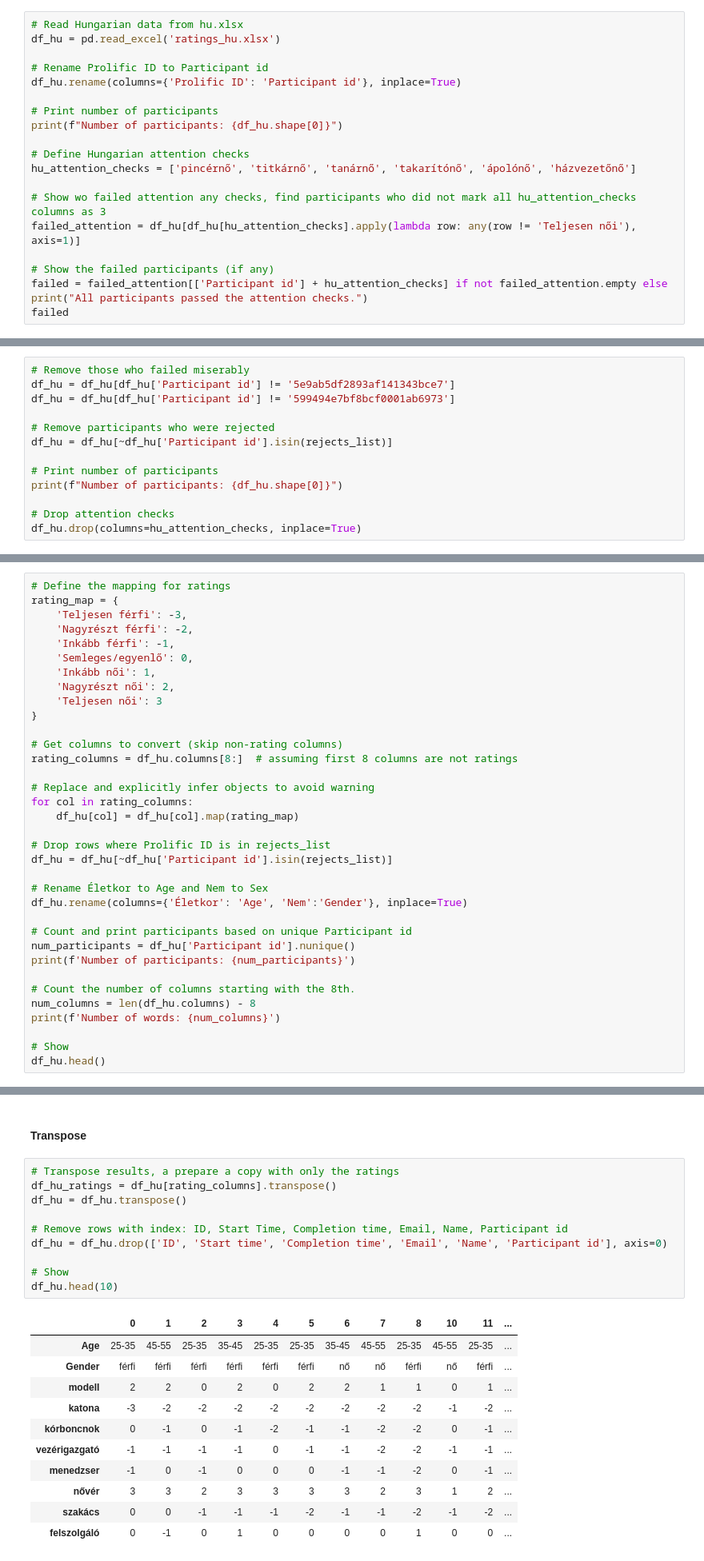
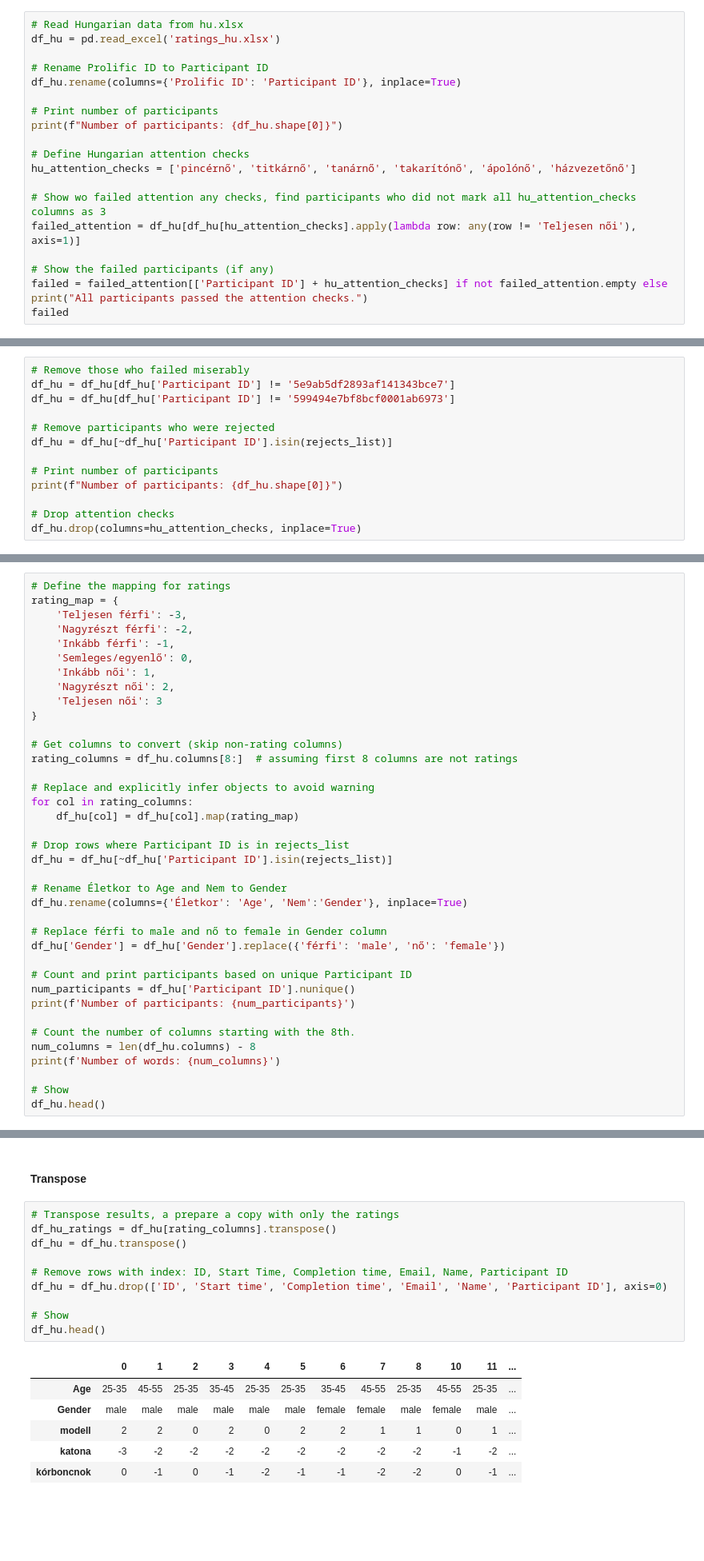
Before and after one commit to partigabor/occupational-gender-bias, a Jupyter notebook: occupations.ipynb, the cells around one changed output, grey strips where cells are left out. Shown: that part at 80% size. Saved outputs shown, nothing was run; the diff lists cells and outputs as text; blank space fills up the shorter version.

```diff
--- a/occupations.ipynb
+++ b/occupations.ipynb
@@ -48,8 +51,8 @@ Rejected participants: ['5e57a0020c3c6a14a1624031', '599494e7bf8bcf0001ab6973',
 # Read Hungarian data from hu.xlsx
 df_hu = pd.read_excel('ratings_hu.xlsx')
 
-# Rename Prolific ID to Participant id
-df_hu.rename(columns={'Prolific ID': 'Participant id'}, inplace=True)
+# Rename Prolific ID to Participant ID
+df_hu.rename(columns={'Prolific ID': 'Participant ID'}, inplace=True)
 
 # Print number of participants
 print(f"Number of participants: {df_hu.shape[0]}")
@@ -61,7 +64,7 @@ hu_attention_checks = ['pincérnő', 'titkárnő', 'tanárnő', 'takarítónő',
 failed_attention = df_hu[df_hu[hu_attention_checks].apply(lambda row: any(row != 'Teljesen női'), axis=1)]
 
 # Show the failed participants (if any)
-failed = failed_attention[['Participant id'] + hu_attention_checks] if not failed_attention.empty else print("All participants passed the attention checks.")
+failed = failed_attention[['Participant ID'] + hu_attention_checks] if not failed_attention.empty else print("All participants passed the attention checks.")
 failed
 # %% [output]
 Number of participants: 22
@@ -72,11 +75,11 @@ Number of participants: 22
 | 14 | S | Teljesen női | Teljesen női | Teljesen női | Nagyrészt női | Teljesen női | Teljesen női |
 # %%
 # Remove those who failed miserably
-df_hu = df_hu[df_hu['Participant id'] != '5e9ab5df2893af141343bce7']
-df_hu = df_hu[df_hu['Participant id'] != '599494e7bf8bcf0001ab6973']
+df_hu = df_hu[df_hu['Participant ID'] != '5e9ab5df2893af141343bce7']
+df_hu = df_hu[df_hu['Participant ID'] != '599494e7bf8bcf0001ab6973']
 
 # Remove participants who were rejected
-df_hu = df_hu[~df_hu['Participant id'].isin(rejects_list)]
+df_hu = df_hu[~df_hu['Participant ID'].isin(rejects_list)]
 
 # Print number of participants
 print(f"Number of participants: {df_hu.shape[0]}")
@@ -104,14 +107,17 @@ rating_columns = df_hu.columns[8:]  # assuming first 8 columns are not ratings
 for col in rating_columns:
     df_hu[col] = df_hu[col].map(rating_map)
 
-# Drop rows where Prolific ID is in rejects_list
-df_hu = df_hu[~df_hu['Participant id'].isin(rejects_list)]
+# Drop rows where Participant ID is in rejects_list
+df_hu = df_hu[~df_hu['Participant ID'].isin(rejects_list)]
 
-# Rename Életkor to Age and Nem to Sex
+# Rename Életkor to Age and Nem to Gender
 df_hu.rename(columns={'Életkor': 'Age', 'Nem':'Gender'}, inplace=True)
 
-# Count and print participants based on unique Participant id
-num_participants = df_hu['Participant id'].nunique()
+# Replace férfi to male and nő to female in Gender column
+df_hu['Gender'] = df_hu['Gender'].replace({'férfi': 'male', 'nő': 'female'})
+
+# Count and print participants based on unique Participant ID
+num_participants = df_hu['Participant ID'].nunique()
 print(f'Number of participants: {num_participants}')
 
 # Count the number of columns starting with the 8th.
@@ -410,25 +521,20 @@ fig.write_image('confusion_matrix_hu.png', scale=3, width=400, height=400)
 # %%
 # Transpose results, a prepare a copy with only the ratings
 df_hu_ratings = df_hu[rating_columns].transpose()
 df_hu = df_hu.transpose()
 
-# Remove rows with index: ID, Start Time, Completion time, Email, Name, Participant id
-df_hu = df_hu.drop(['ID', 'Start time', 'Completion time', 'Email', 'Name', 'Participant id'], axis=0)
+# Remove rows with index: ID, Start Time, Completion time, Email, Name, Participant ID
+df_hu = df_hu.drop(['ID', 'Start time', 'Completion time', 'Email', 'Name', 'Participant ID'], axis=0)
 
 # Show
-df_hu.head(10)
+df_hu.head()
 # %% [output]
 |  | 0 | 1 | 2 | 3 | 4 | 5 | 6 | 7 | 8 | 10 | 11 | ... |
 | Age | 25-35 | 45-55 | 25-35 | 35-45 | 25-35 | 25-35 | 35-45 | 45-55 | 25-35 | 45-55 | 25-35 | ... |
-| Gender | férfi | férfi | férfi | férfi | férfi | férfi | nő | nő | férfi | nő | férfi | ... |
+| Gender | male | male | male | male | male | male | female | female | male | female | male | ... |
 | modell | 2 | 2 | 0 | 2 | 0 | 2 | 2 | 1 | 1 | 0 | 1 | ... |
 | katona | -3 | -2 | -2 | -2 | -2 | -2 | -2 | -2 | -2 | -1 | -2 | ... |
 | kórboncnok | 0 | -1 | 0 | -1 | -2 | -1 | -1 | -2 | -2 | 0 | -1 | ... |
-| vezérigazgató | -1 | -1 | -1 | -1 | 0 | -1 | -1 | -2 | -2 | -1 | -1 | ... |
-| menedzser | -1 | 0 | -1 | 0 | 0 | 0 | -1 | -1 | -2 | 0 | -1 | ... |
-| nővér | 3 | 3 | 2 | 3 | 3 | 3 | 3 | 2 | 3 | 1 | 2 | ... |
-| szakács | 0 | 0 | -1 | -1 | -1 | -2 | -1 | -1 | -2 | -1 | -2 | ... |
-| felszolgáló | 0 | -1 | 0 | 1 | 0 | 0 | 0 | 0 | 1 | 0 | 0 | ... |
 # %% [markdown]
 #### One Sample T-test
 # %%
```
Also changed, not shown: parts of 38 cells of this notebook, 25 other files.
